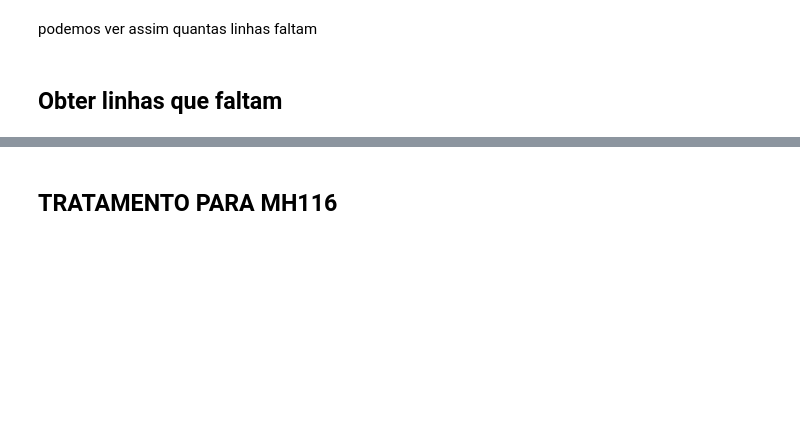
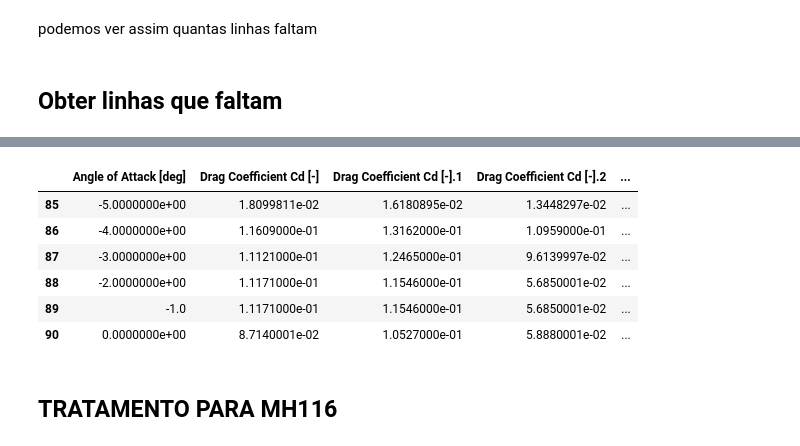
Before and after one commit to Pedro-pb-coder/polars.Qblade, a Jupyter notebook: polares.all.ipynb, the cells around one changed output, grey strips where cells are left out. Cells and saved outputs as stored; diff of their text form; code cells hidden in the pictures; blank space fills up the shorter version.

```diff
--- a/polares.all.ipynb
+++ b/polares.all.ipynb
@@ -114,3 +211,33 @@ df_cd.iloc[95:105]
+# %%
+## alterações em CD
+
+# alterar incorreto cl -1
+#import pandas as pd
+# add a line between line 88 and 89 that is the same as line 88
+
+# Supondo que 'df' é o seu DataFrame
+
+# Separar o topo, a linha a duplicar, e o restante
+top = df_cd.iloc[:89]                      # inclui até a linha 88
+duplicate_row = df_cd.iloc[[88]].copy()   # linha 88 (como DataFrame)
+bottom = df_cd.iloc[89:]                  # da linha 89 em diante
+
+# Concatenar tudo
+df_cd = pd.concat([top, duplicate_row, bottom]).reset_index(drop=True)
+# alterar valor do grau -1
+df_cd.iloc[89, 0] = -1.0000000e+00
+
+# show
+
+df_cd.iloc[85:91]
+# %% [output]
+|  | Angle of Attack [deg] | Drag Coefficient Cd [-] | Drag Coefficient Cd [-].1 | Drag Coefficient Cd [-].2 | ... |
+| 85 | -5.0000000e+00 | 1.8099811e-02 | 1.6180895e-02 | 1.3448297e-02 | ... |
+| 86 | -4.0000000e+00 | 1.1609000e-01 | 1.3162000e-01 | 1.0959000e-01 | ... |
+| 87 | -3.0000000e+00 | 1.1121000e-01 | 1.2465000e-01 | 9.6139997e-02 | ... |
+| 88 | -2.0000000e+00 | 1.1171000e-01 | 1.1546000e-01 | 5.6850001e-02 | ... |
+| 89 | -1.0 | 1.1171000e-01 | 1.1546000e-01 | 5.6850001e-02 | ... |
+| 90 | 0.0000000e+00 | 8.7140001e-02 | 1.0527000e-01 | 5.8880001e-02 | ... |
 # %% [markdown]
 ## TRATAMENTO PARA MH116
 # %%
```
Also changed, not shown: parts of 13 cells of this notebook.
